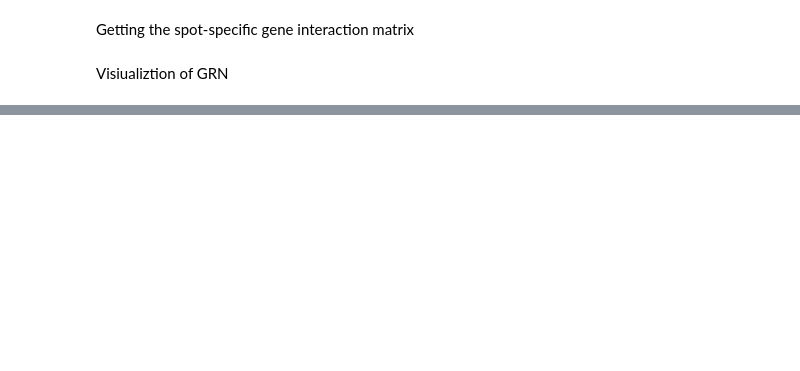
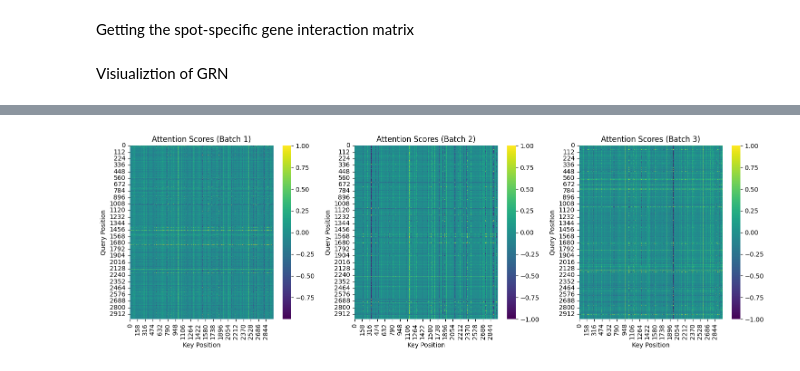
Before and after one commit to tju-zl/SpatialGRN, a Jupyter notebook: Notebooks/demo_3.ipynb, the cells around one changed output, grey strips where cells are left out. Drawn from its saved outputs; the diff is of its cells as text; code cells hidden in the pictures; blank space fills up the shorter version.

```diff
--- a/Notebooks/demo_3.ipynb
+++ b/Notebooks/demo_3.ipynb
@@ -30,0 +30,3 @@ adata = sc.read_h5ad()
+# %%
+adata = sc.read_h5ad(os.path.join(args.dataset_path, 'adata_RNA.h5ad'))
+adata
@@ -37,5 +47,5 @@ sg = SpatailGRN(args, adata)
 Tokenization of genes
 # %%
 from SpatialGRN.tokenizer import GeneRep
-embedding = GeneRep(args, sg.x, args.emb_dim, sg.edge_index)
+embedding = GeneRep(sg.args)(sg.x, sg.edge_index)
 embedding.size()
@@ -46,6 +63,9 @@ sg.fit(embedding)
 # %% [markdown]
 Getting the spot-specific gene interaction matrix
 # %%
-sgrn = sg.analysis(embedding)
+sgrn = sg.eval(embedding[:3])
 # %% [markdown]
 Visiualiztion of GRN
+# %%
+attn_weights = sgrn
+attn_weights.size()
@@ -51,0 +90,21 @@ Visiualiztion of GRN
+# %%
+# 注意力得分可视化
+import seaborn as sns
+def visualize_attention(attn_weights, title="Attention Scores"):
+    # 假设 attn_weights 形状为 (batch_size, seq_len, seq_len)
+    attn_weights = attn_weights
+    fig, axes = plt.subplots(1, attn_weights.shape[0], figsize=(15, 5))
+
+    for i in range(attn_weights.shape[0]):
+        sns.heatmap(attn_weights[i], ax=axes[i], annot=False, cmap='viridis')
+        axes[i].set_title(f"{title} (Batch {i+1})")
+        axes[i].set_xlabel("Key Position")
+        axes[i].set_ylabel("Query Position")
+
+    plt.tight_layout()
+    plt.show()
+
+# 可视化注意力得分
+visualize_attention(attn_weights, title="Attention Scores")
+# %% [output]
+[figure, added]
```
Also changed, not shown: parts of 9 cells of this notebook, 6 other files.
